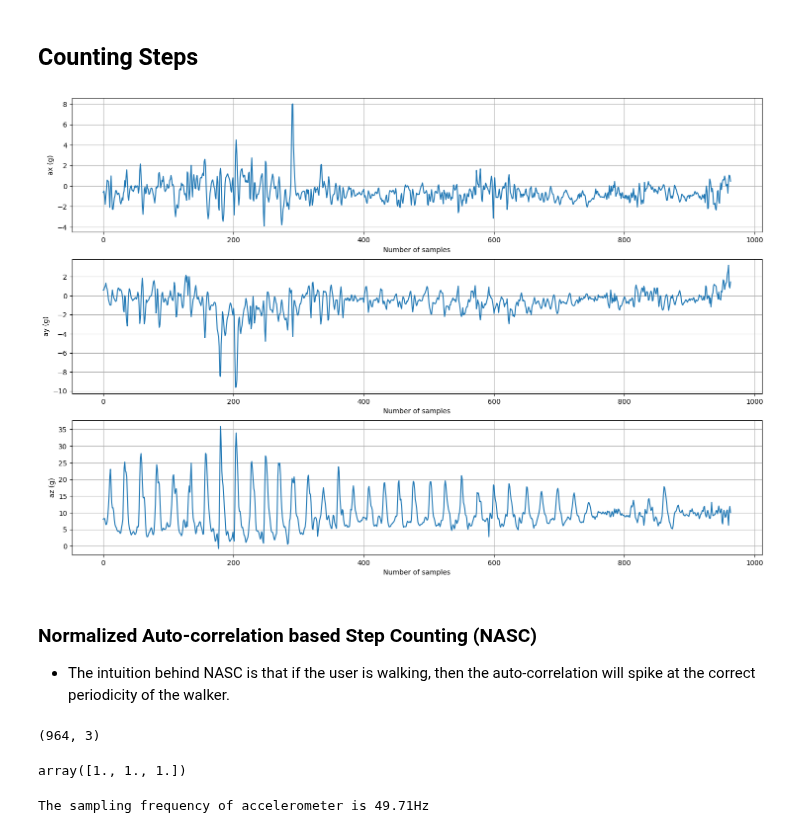
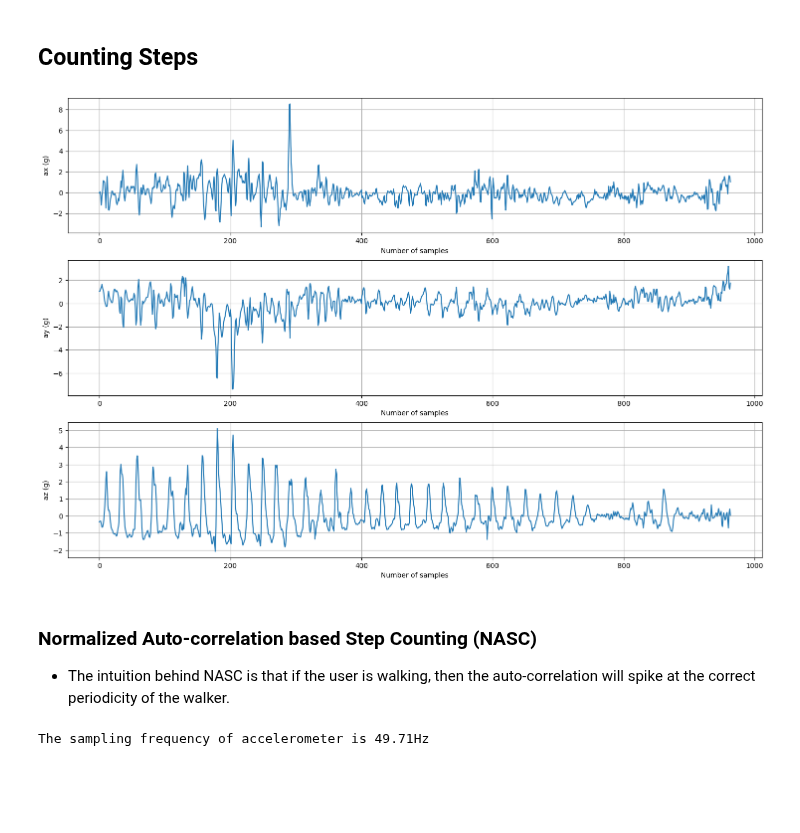
Before and after one commit to hungnd11/my-thesis, a Jupyter notebook: code/notebooks/zee.ipynb, the cells around one changed output. Saved outputs shown, nothing was run; the diff lists cells and outputs as text; code cells hidden in the pictures; blank space fills up the shorter version.

```diff
--- a/code/notebooks/zee.ipynb
+++ b/code/notebooks/zee.ipynb
@@ -53,42 +60,42 @@ gt_location = path_datas.waypoint[:, 1:]
 ## Counting Steps
 # %%
 ts = path_datas.acce[:, 0].astype(np.int64)
-ax = path_datas.acce[:, 1]
-ay = path_datas.acce[:, 2]
-az = path_datas.acce[:, 3]
+
+acce_x = path_datas.acce[:, 1]
+acce_x = (acce_x - np.mean(acce_x)) / np.std(acce_x)
+
+acce_y = path_datas.acce[:, 2]
+acce_y = (acce_y - np.mean(acce_y)) / np.std(acce_y)
+
+acce_z = path_datas.acce[:, 3]
+acce_z = (acce_z - np.mean(acce_z)) / np.std(acce_z)
+
 acce = path_datas.acce[:, 1:]
+acce = (acce - np.mean(acce, axis=0)) / np.std(acce, axis=0)
 # %%
 fig, (ax1, ax2, ax3) = plt.subplots(nrows=3, ncols=1, figsize=(18, 12),)
 
-ax1.plot(ax)
+ax1.plot(acce_x)
 ax1.set_ylabel("ax (g)")
 ax1.set_xlabel("Number of samples")
 
-ax2.plot(ay)
+ax2.plot(acce_y)
 ax2.set_ylabel("ay (g)")
 ax2.set_xlabel("Number of samples")
 
-ax3.plot(az)
+ax3.plot(acce_z)
 ax3.set_ylabel("az (g)")
 ax3.set_xlabel("Number of samples")
 
 ax1.grid()
 ax2.grid()
 ax3.grid()
 # %% [output]
-[figure, old version]
+[figure, new version]
 # %% [markdown]
 ### Normalized Auto-correlation based Step Counting (NASC)
 
 * The intuition behind NASC is that if the user is walking, then the auto-correlation will spike at the correct periodicity of the walker.
-# %%
-acce.shape
-# %% [output]
-(964, 3)
-# %%
-np.sum(acce - np.mean(acce, axis=0), axis=0) /
-# %% [output]
-array([1., 1., 1.])
 # %%
 def norm_acf(a, m, t):
   mu_m, sigma_m = np.mean(a[m:m+t], axis=0), np.std(a[m:m+t], axis=0)
```
Also changed, not shown: parts of 46 cells of this notebook, 1 other file.
